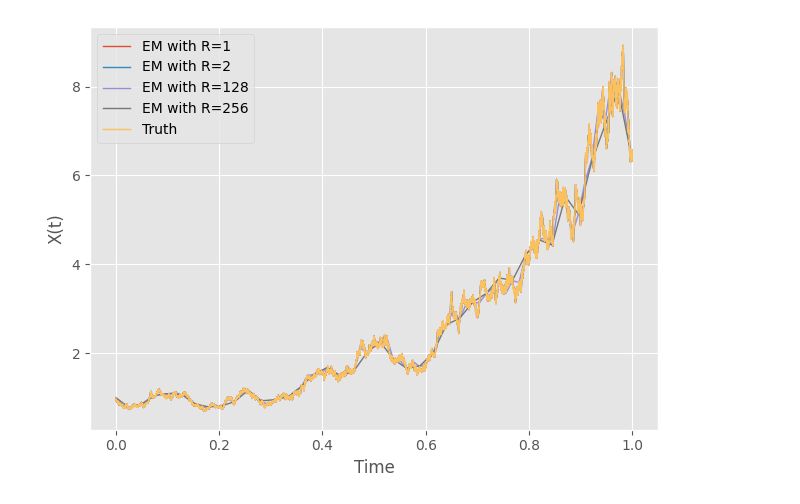
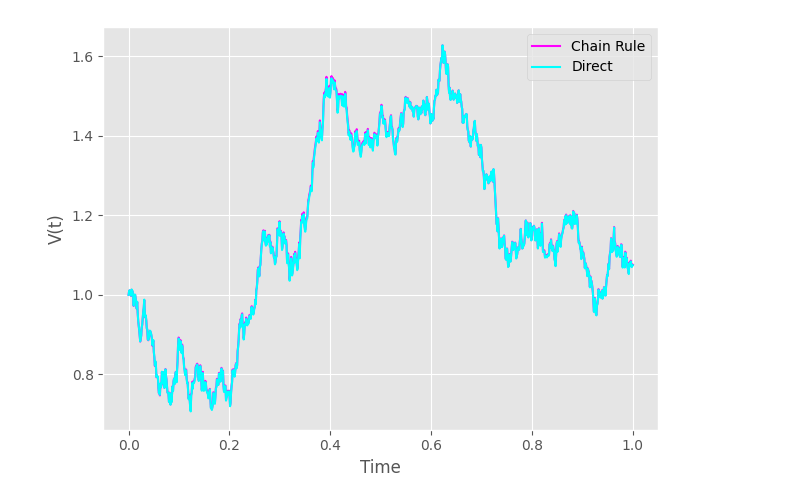
Before and after one commit to Yuqiu-Yang/sde, a Jupyter notebook: notebooks/sde.ipynb, the cells around one changed output. Saved outputs shown, nothing was run; the diff lists cells and outputs as text; code cells hidden in the pictures.

```diff
--- a/notebooks/sde.ipynb
+++ b/notebooks/sde.ipynb
@@ -62,15 +91,33 @@ for R in [1,2,128,256]:
+# %%
+sde = sde_class(T=1, N=1000, M=1)
+# %%
+def x_mu_fun(x):
+    return 2-x
+def x_sigma_fun(x):
+    return 1*np.sqrt(x)
+def v_mu_fun(v):
+    return (4*2 - 1)/(8*v) - 0.5 * v
+def v_sigma_fun(v):
+    return 0.5 * 1
+# %%
+X = sde.euler_maruyama(mu_fun=x_mu_fun,
+                       sigma_fun=x_sigma_fun,
+                       x0=1)
+V = sde.euler_maruyama(mu_fun=v_mu_fun,
+                       sigma_fun=v_sigma_fun,
+                       x0=1)
 # %%
 plt.style.use('ggplot')
-for R in X_dict:
-    plt.plot(sde.time[::R], X_dict[R][0,:],
-             label='EM with R='+str(R),
-             linewidth=1)
-plt.plot(sde.time, np.exp((2-0.5)*sde.time + sde.W[0,:]),
-        label="Truth",
-        linewidth=1)
+plt.plot(sde.time, V[0,:],
+         label="Chain Rule",
+         c='magenta')
+plt.plot(sde.time, np.sqrt(X[0,:]),
+         label="Direct",
+         c="cyan")
+plt.xlabel("Time")
+plt.ylabel("V(t)")
 plt.legend()
-plt.xlabel("Time")
-plt.ylabel("X(t)")
 plt.tight_layout()
+plt.show()
 # %% [output]
-[figure, old version]
+[figure, new version]
```
Also changed, not shown: parts of 12 cells of this notebook, 8 other files.
